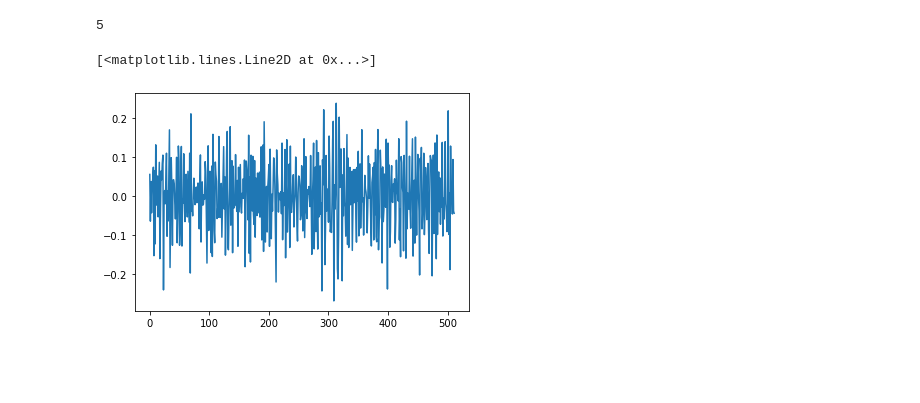
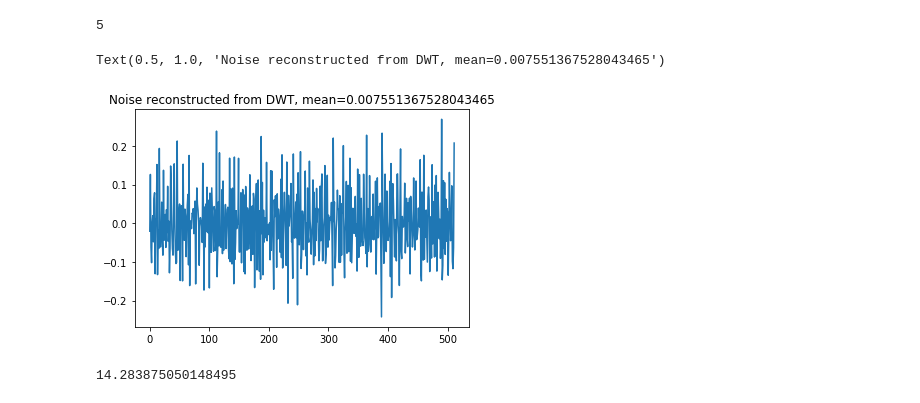
Before and after one commit to minyoungk99/IRES, a Jupyter notebook: fake_CWT.ipynb, the cells around one changed output. Saved outputs shown, nothing was run; the diff lists cells and outputs as text; code cells hidden in the pictures; blank space fills up the shorter version.

```diff
--- a/fake_CWT.ipynb
+++ b/fake_CWT.ipynb
@@ -179,7 +186,7 @@ plt.legend()
 wavelet_str = 'sym5'
 wavelet = pywt.Wavelet(wavelet_str)
 max_level = pywt.dwt_max_level(len(prof_b.profile), wavelet_str)
-coeff_b = pywt.wavedec(prof_b.profile, wavelet, mode='periodization', level=max_level)
+dwt_coeffb = pywt.wavedec(prof_b.profile, wavelet, mode='periodization', level=max_level)
 max_level
 # %% [output]
 5
@@ -188,15 +195,24 @@ max_level
 ign_coeff = [0,1,2,3]
 dcoeff = []
 
-for i in range(len(coeff_b)):
+for i in range(len(dwt_coeffb)):
     if i in ign_coeff:
-        dcoeff.append(np.zeros(len(coeff_b[i])))
+        dcoeff.append(np.zeros(len(dwt_coeffb[i])))
     else:
-        dcoeff.append(coeff_b[i])
+        dcoeff.append(dwt_coeffb[i])
+
 noise = pywt.waverec(dcoeff, wavelet, mode='periodization')
-noise_mu =
-# %%
-plt.plot(noise)
-# %% [output]
-[<matplotlib.lines.Line2D at 0x...>]
-[figure, removed]
+# %%
+plt.plot(noise)
+plt.title('Noise reconstructed from DWT, mean={}'.format(noise_mu))
+# %% [output]
+Text(0.5, 1.0, 'Noise reconstructed from DWT, mean=0.007551367528043465')
+[figure, added]
+# %%
+# Step 3 - calculate SNR
+noise_mu = (noise**2).mean()
+area = np.mean(prof_b.profile**2)
+snr = 10 * np.log10(area/noise_mu) #SNR in decibels
+snr
+# %% [output]
+14.283875050148495
```
Also changed, not shown: parts of 7 cells of this notebook.
